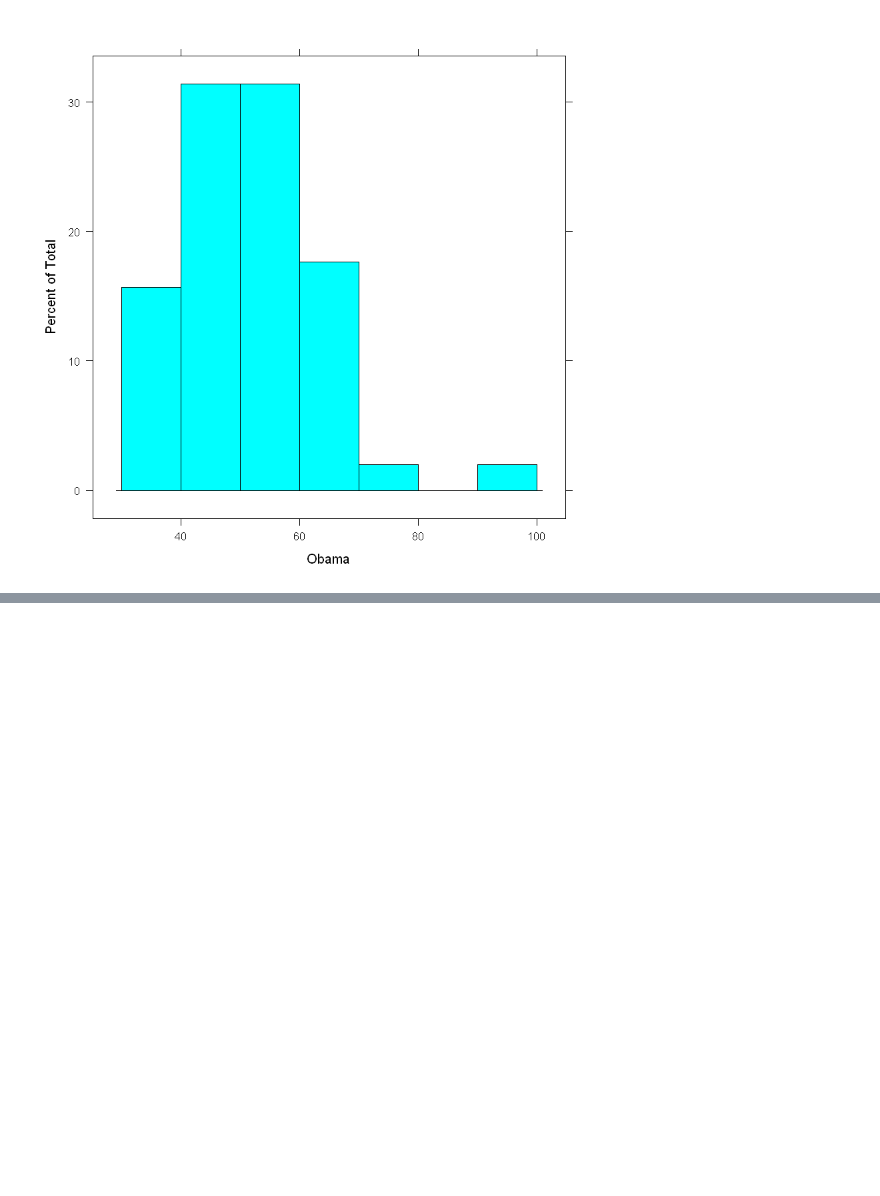
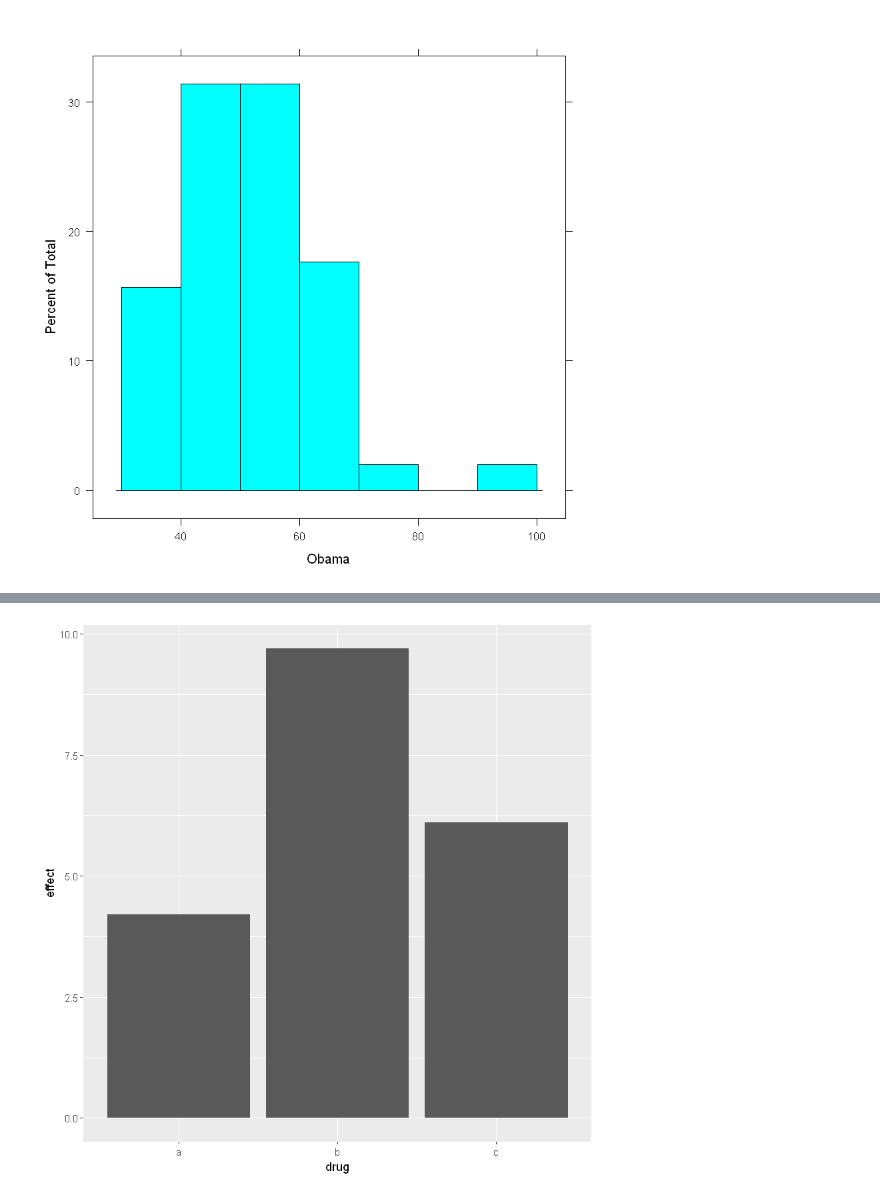
Before and after one commit to khanhnguyendata/learning-R, a Jupyter notebook: 14-Exploring_and_visualizing/14.ipynb, the cells around one changed output, grey strips where cells are left out. Saved outputs shown, nothing was run; the diff lists cells and outputs as text; code cells hidden in the pictures; blank space fills up the shorter version.

```diff
--- a/14-Exploring_and_visualizing/14.ipynb
+++ b/14-Exploring_and_visualizing/14.ipynb
@@ -52,0 +148,7 @@ histogram(~Obama, obama_vs_mccain, breaks = 5)
+# %%
+drugs <- data.frame(
+drug=c('a', 'b', 'c'),
+effect=c(4.2, 9.7, 6.1))
+ggplot(drugs, aes(drug, effect)) + geom_bar(stat='identity')
+# %% [output]
+[figure, added]
```
Also changed, not shown: parts of 33 cells of this notebook, 1 other file.
